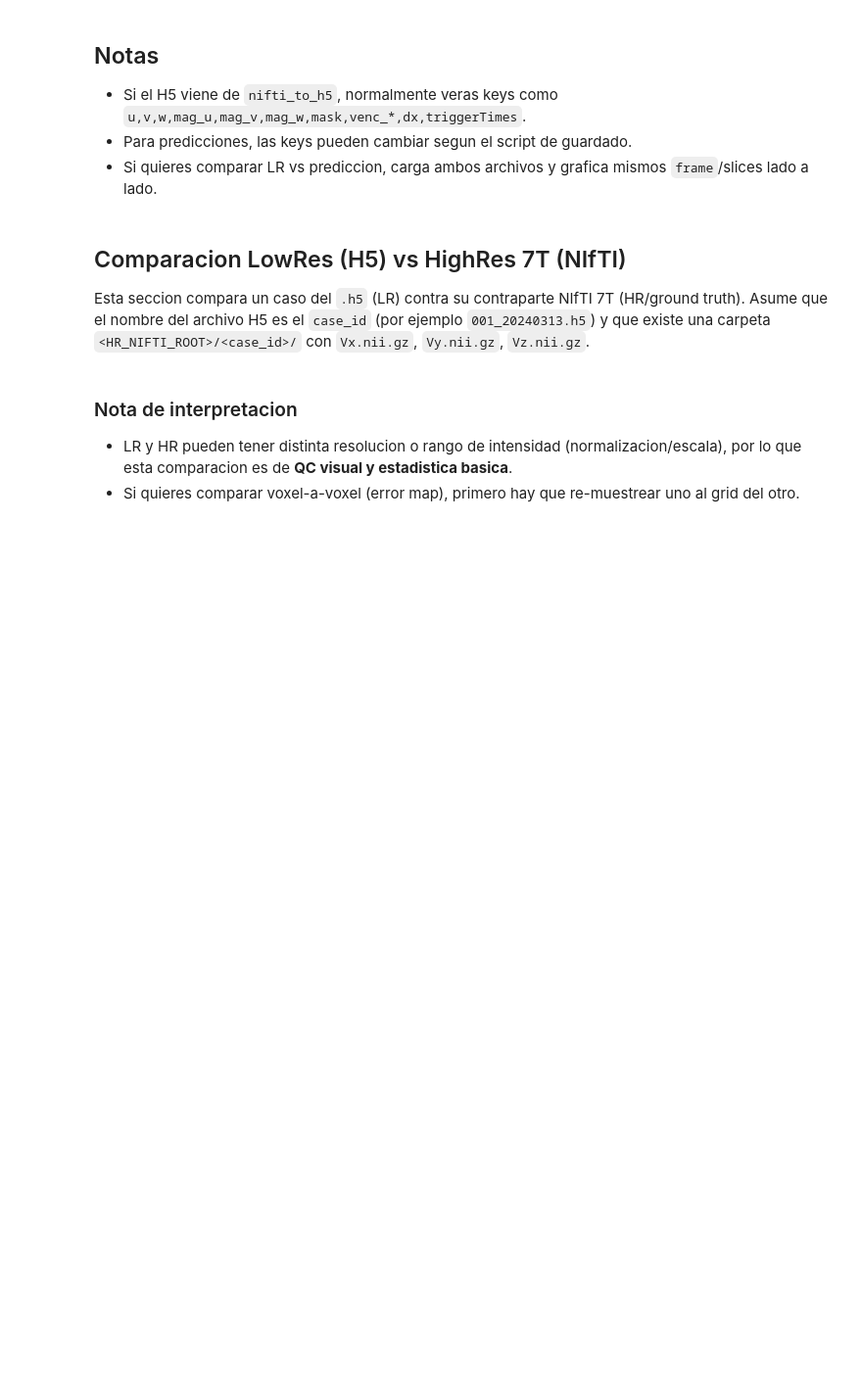
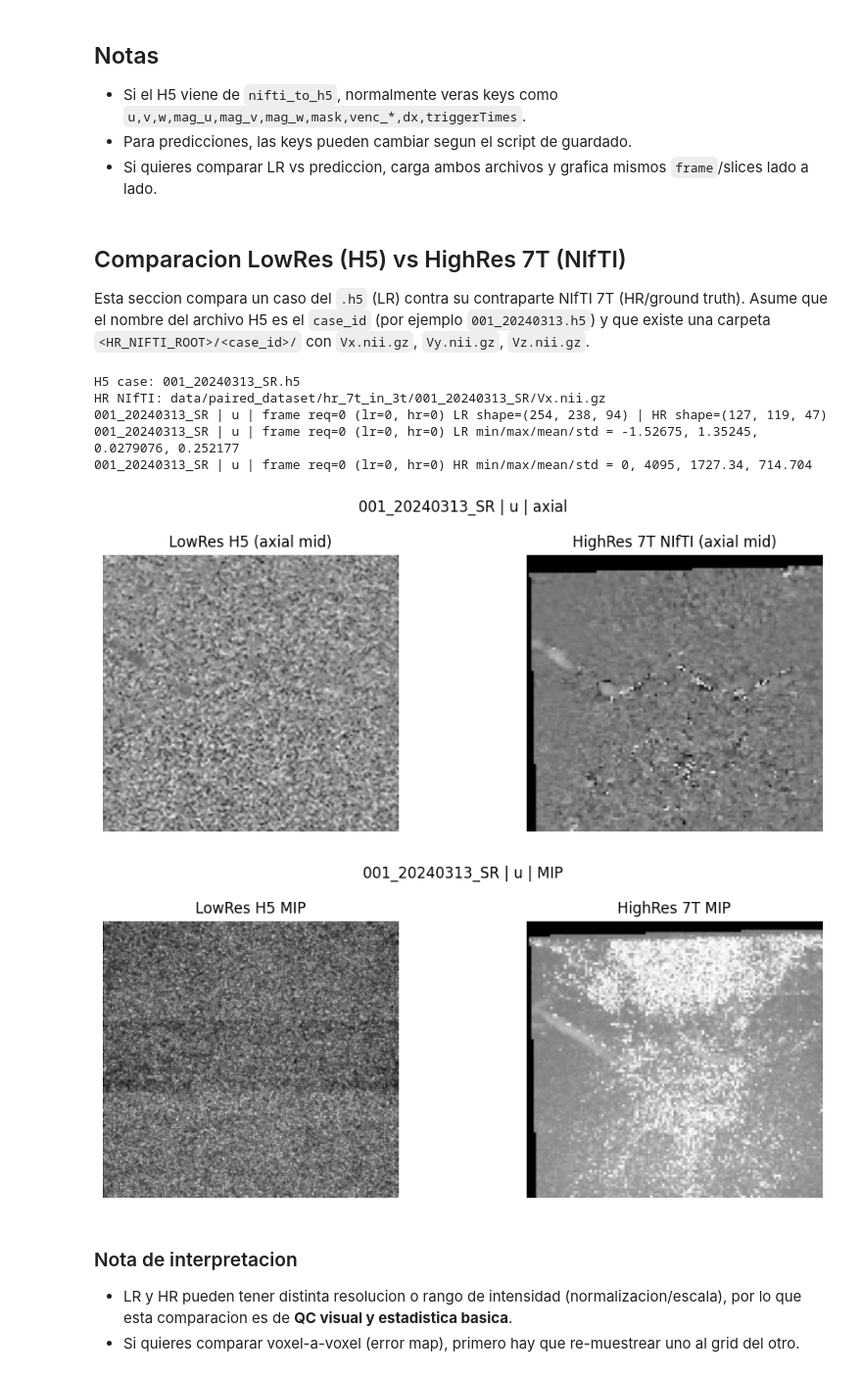
Before and after one commit to zheng-sk/NeuroFlow, a Jupyter notebook: notebooks/h5_qc.ipynb, the cells around one changed output. Shown at 98% size. Cells and saved outputs as stored; diff of their text form; code cells hidden in the pictures; blank space fills up the shorter version.

```diff
--- a/notebooks/h5_qc.ipynb
+++ b/notebooks/h5_qc.ipynb
@@ -19,8 +19,8 @@ plt.rcParams["figure.figsize"] = (6, 6)
 plt.rcParams["image.cmap"] = "gray"
 # %%
 # Ajusta estos paths segun lo que quieras revisar
-H5_GLOB = "../data/paired_dataset/h5_lr/*.h5"   # ej: inputs H5
-# H5_GLOB = "../data/predictions_h5_3t_gpu/*.h5"  # ej: predicciones H5
+# H5_GLOB = "data/paired_dataset/h5_lr/*.h5"   # ej: inputs H5
+H5_GLOB = "data/predictions_h5_3t_gpu/*.h5"  # ej: predicciones H5
 
 h5_files = sorted(glob.glob(H5_GLOB))
 print(f"Found {len(h5_files)} files")
@@ -125,7 +167,7 @@ import nibabel as nib
 from pathlib import Path
 
 # Ajusta estos paths a tu estructura
-HR_NIFTI_ROOT = Path("../data/paired_dataset/hr_7t_in_3t")
+HR_NIFTI_ROOT = Path("data/paired_dataset/hr_7t_in_3t")
 HR_KEYS = {"u": "Vx.nii.gz", "v": "Vy.nii.gz", "w": "Vz.nii.gz"}
 
 
@@ -202,23 +244,31 @@ def show_pair_mip(lr_vol: np.ndarray, hr_vol: np.ndarray, title: str):
 # %%
 # Selecciona caso/componente/frame para comparar
 case_idx = 0              # indice dentro de h5_files
 component = "u"          # "u", "v", "w"
 frame = 0
 
 fp = h5_files[case_idx]
 case_id = case_id_from_h5(fp)
 hr_case_dir = HR_NIFTI_ROOT / case_id
 hr_path = hr_case_dir / HR_KEYS[component]
 
 print("H5 case:", Path(fp).name)
 print("HR NIfTI:", hr_path)
 
 lr_vol, used_frame_lr = load_h5_component(fp, component, frame=frame)
-hr_vol, used_frame_hr = load_nifti_component(hr_path, frame=frame)
+hr_vol, used_frame_hr = load_nifti_component(Path(str(hr_path).replace("_SR","")), frame=frame)
 
 summarize_pair(lr_vol, hr_vol, f"{case_id} | {component} | frame req={frame} (lr={used_frame_lr}, hr={used_frame_hr})")
 show_pair_slices(lr_vol, hr_vol, f"{case_id} | {component} | axial")
 show_pair_mip(lr_vol, hr_vol, f"{case_id} | {component} | MIP")
+# %% [output]
+H5 case: 001_20240313_SR.h5
+HR NIfTI: data/paired_dataset/hr_7t_in_3t/001_20240313_SR/Vx.nii.gz
+001_20240313_SR | u | frame req=0 (lr=0, hr=0) LR shape=(254, 238, 94) | HR shape=(127, 119, 47)
+001_20240313_SR | u | frame req=0 (lr=0, hr=0) LR min/max/mean/std = -1.52675, 1.35245, 0.0279076, 0.252177
+001_20240313_SR | u | frame req=0 (lr=0, hr=0) HR min/max/mean/std = 0, 4095, 1727.34, 714.704
+[figure, added]
+[figure, added]
 # %% [markdown]
 ### Nota de interpretacion
 
```
Also changed, not shown: parts of 6 cells of this notebook.
